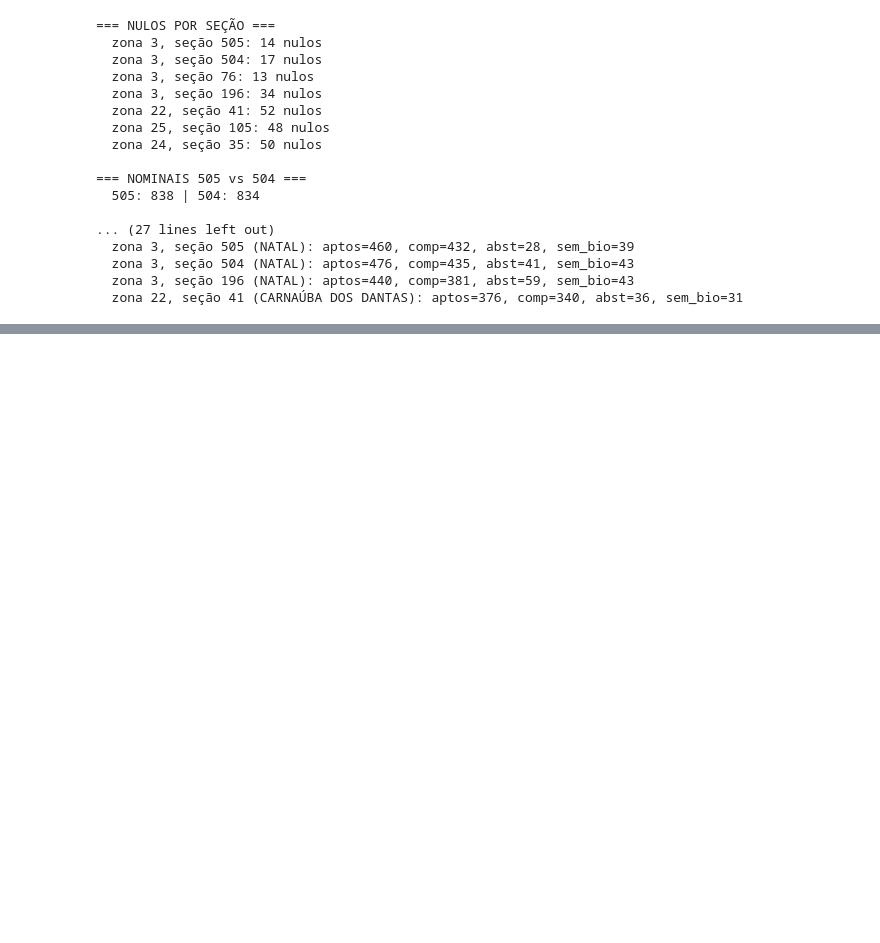
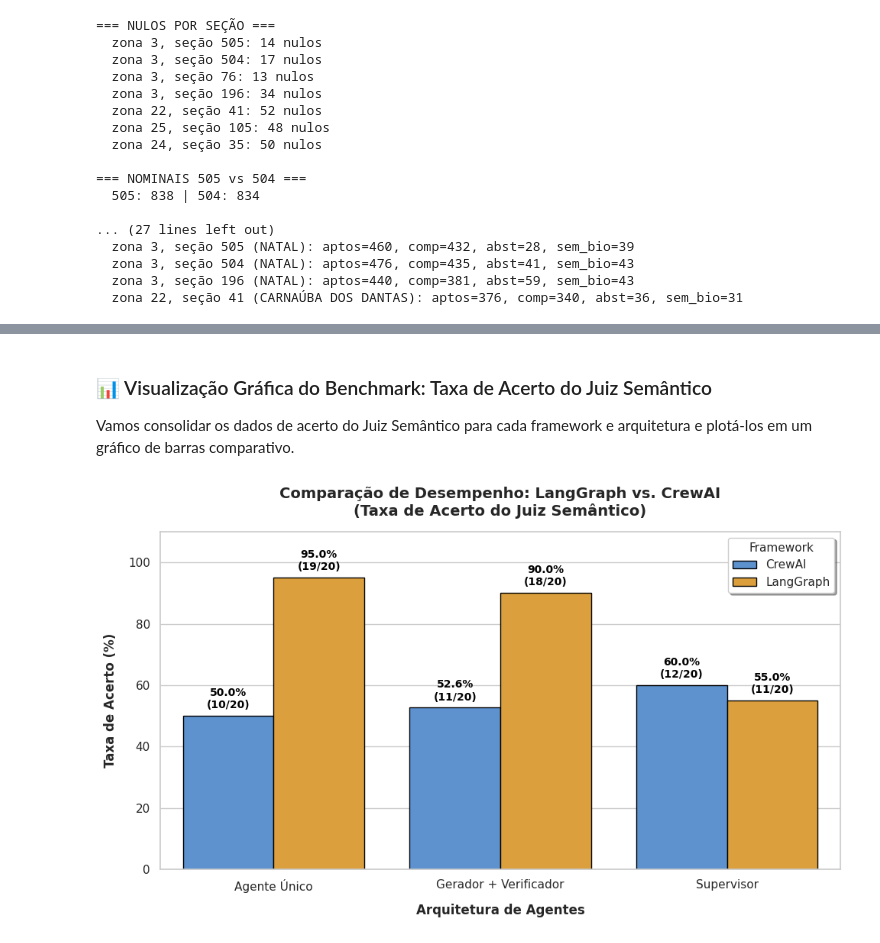
Before and after one commit to DPDck972/BUWeb, a Jupyter notebook: notebooks/Projeto_AI_Agents_III_Agentes_eleicao.ipynb, the cells around one changed output, grey strips where cells are left out. Saved outputs shown, nothing was run; the diff lists cells and outputs as text; code cells hidden in the pictures; blank space fills up the shorter version.

Commit message:
atualização do notebook completo com crewai
feita a atualização do notebook com todo o conteudo previsto para o trabalho

```diff
--- a/notebooks/Projeto_AI_Agents_III_Agentes_eleicao.ipynb
+++ b/notebooks/Projeto_AI_Agents_III_Agentes_eleicao.ipynb
@@ -2062,0 +2311,3 @@ As medidas são da execução validada no Colab, com 20 perguntas, o modelo `qwe
+# %%
+PEDIDO = "A qual município pertence à seção que possui o maior número de votos validos para presidente, e nesta seção quantos votos validos sem biometria?"
+r = await rodar_crew(crew_supervisor, PEDIDO)
@@ -2062,0 +2517,66 @@ As medidas são da execução validada no Colab, com 20 perguntas, o modelo `qwe
+# %% [markdown]
+### 📊 Visualização Gráfica do Benchmark: Taxa de Acerto do Juiz Semântico
+
+Vamos consolidar os dados de acerto do Juiz Semântico para cada framework e arquitetura e plotá-los em um gráfico de barras comparativo.
+# %%
+import matplotlib.pyplot as plt
+import seaborn as sns
+import pandas as pd
+
+# 1. Configurando os dados consolidados obtidos do DataFrame de resultados
+df_grafico = resultados.groupby(["framework", "arquitetura"], as_index=False).agg(
+    acertos=("juiz", "sum"),
+    total=("pergunta", "nunique")
+)
+df_grafico["taxa_acerto"] = (df_grafico["acertos"] / df_grafico["total"]) * 100
+
+# Padronizando nomes para exibição no gráfico
+mapeamento_nomes = {
+    "agente único": "Agente Único",
+    "gerador + verificador": "Gerador + Verificador",
+    "supervisor": "Supervisor"
+}
+df_grafico["arquitetura"] = df_grafico["arquitetura"].map(mapeamento_nomes).fillna(df_grafico["arquitetura"])
+
+# 2. Renderizando o gráfico de barras comparativo
+plt.figure(figsize=(10, 6))
+sns.set_theme(style="whitegrid")
+
+ax = sns.barplot(
+    x="arquitetura",
+    y="taxa_acerto",
+    hue="framework",
+    data=df_grafico,
+    palette=["#4A90E2", "#F5A623"], # Azul para LangGraph, Laranja para CrewAI
+    edgecolor="black",
+    linewidth=1
+)
+
+# Customizações visuais
+plt.title("Comparação de Desempenho: LangGraph vs. CrewAI\n(Taxa de Acerto do Juiz Semântico)", fontsize=14, fontweight="bold", pad=15)
+plt.xlabel("Arquitetura de Agentes", fontsize=12, fontweight="bold", labelpad=10)
+plt.ylabel("Taxa de Acerto (%)", fontsize=12, fontweight="bold", labelpad=10)
+plt.ylim(0, 110)
+plt.legend(title="Framework", title_fontsize="11", loc="upper right", frameon=True, shadow=True)
+
+# Adicionando rótulos com os valores brutos no topo das barras
+for p in ax.patches:
+    height = p.get_height()
+    if height > 0:
+        # Reconstrói a fração de acertos correspondente de forma aproximada
+        perguntas_totais = 20
+        acertos_brutos = round((height / 100) * perguntas_totais)
+        ax.annotate(
+            f"{height:.1f}%\n({acertos_brutos}/{perguntas_totais})",
+            (p.get_x() + p.get_width() / 2., height),
+            ha="center", va="bottom",
+            fontsize=10, fontweight="bold",
+            color="black",
+            xytext=(0, 5),
+            textcoords="offset points"
+        )
+
+plt.tight_layout()
+plt.show()
+# %% [output]
+[figure, added]
```
Also changed, not shown: parts of 38 cells of this notebook, 3 other files.
